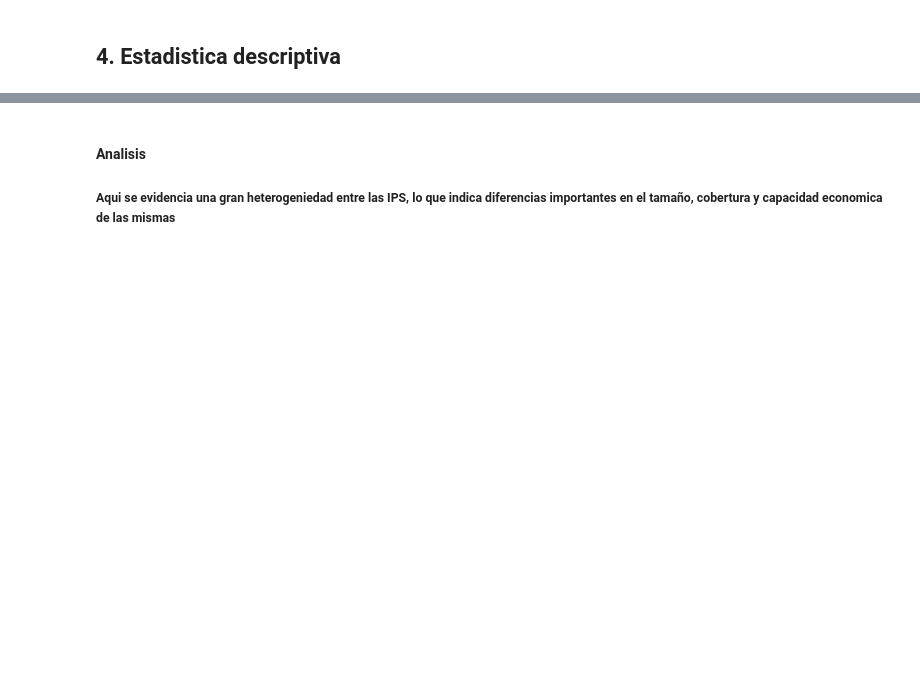
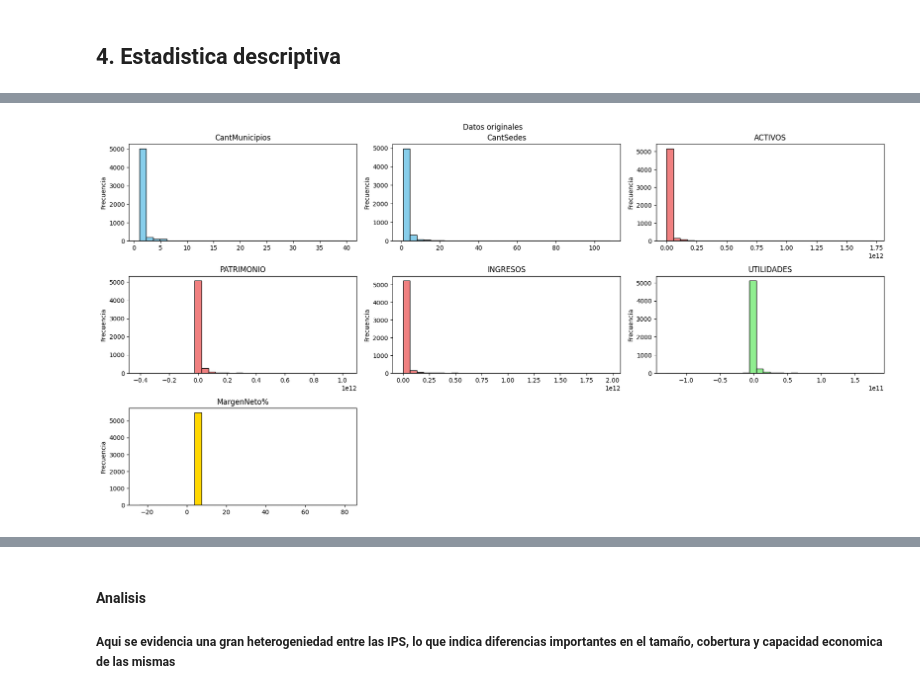
Before and after one commit to TearzGSL/Proyecto-final---Datamming, a Jupyter notebook: src/Clustering.ipynb, the cells around one changed output, grey strips where cells are left out. Saved outputs shown, nothing was run; the diff lists cells and outputs as text; code cells hidden in the pictures; blank space fills up the shorter version.

```diff
--- a/src/Clustering.ipynb
+++ b/src/Clustering.ipynb
@@ -142,0 +160,42 @@ Estadistica descriptiva de los variables escogidas:
+# %%
+# histograma de valores originales
+import matplotlib.pyplot as plt
+
+# visualizacion de la normalizacion con historigrama
+plt.figure(figsize=(18,12))
+plt.suptitle("Datos originales")
+#  colores por variables
+colores = {
+    # variables operativas
+    'CantMunicipios': 'skyblue',
+    'CantSedes': 'skyblue',
+
+    # variables financieras
+    'ACTIVOS': 'lightcoral',
+    'PASIVOS': 'lightcoral',
+    'PATRIMONIO': 'lightcoral',
+    'INGRESOS': 'lightcoral',
+    'GASTOS': 'lightcoral',
+    'COSTOS': 'lightcoral',
+
+    'UTILIDADES': 'lightgreen',
+
+    'MargenNeto%': 'gold'
+}
+# crear histogramas
+for i, columna in enumerate(X.columns, 1):
+    plt.subplot(4,3,i)
+    plt.hist(
+        X[columna],
+        bins=30,
+        color=colores[columna],
+        edgecolor='black'
+    )
+    plt.title(columna)
+    plt.xlabel('')
+    plt.ylabel('Frecuencia')
+
+plt.tight_layout()
+plt.show()
+# %% [output]
+[figure, added]
```
Also changed, not shown: parts of 41 cells of this notebook.
